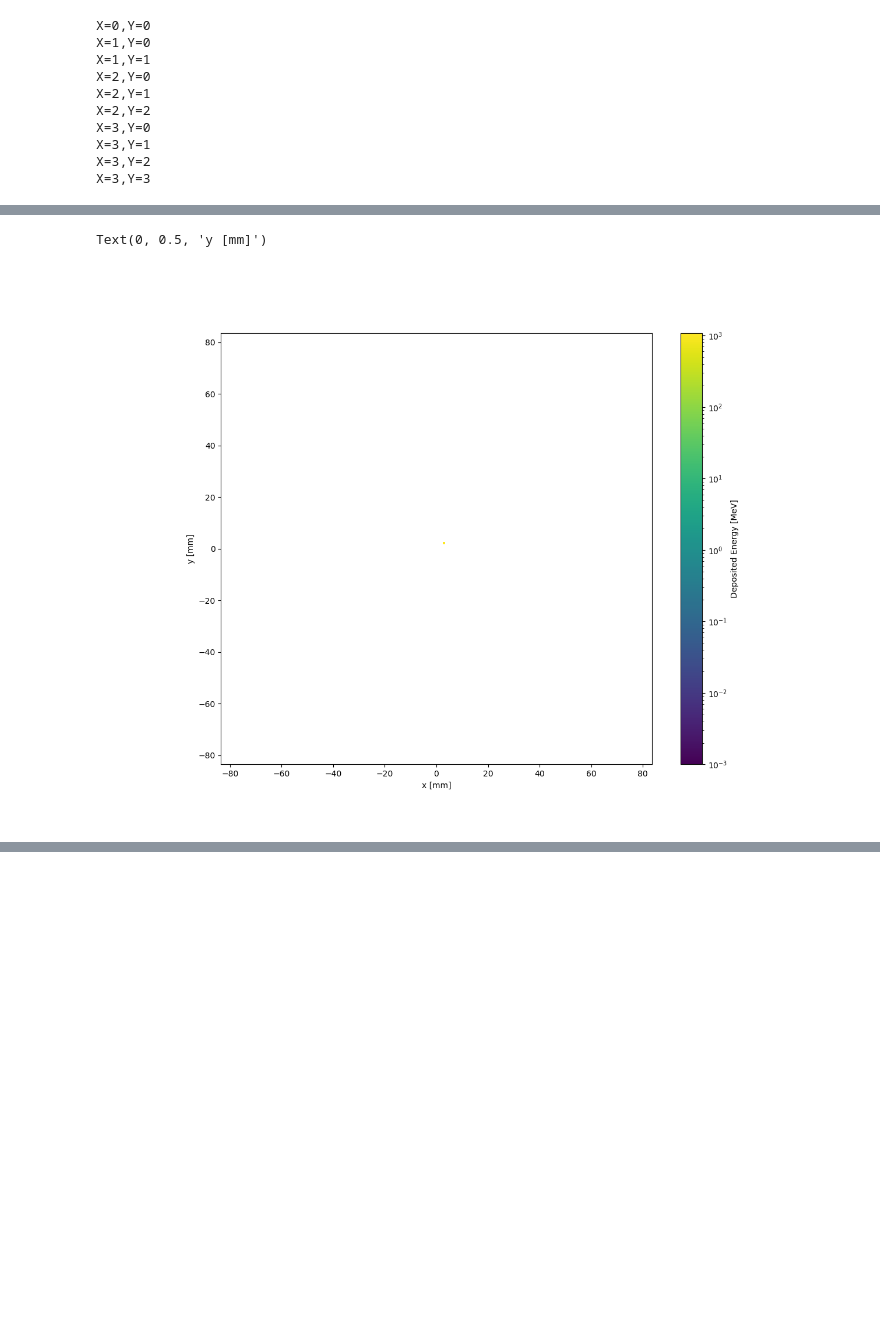
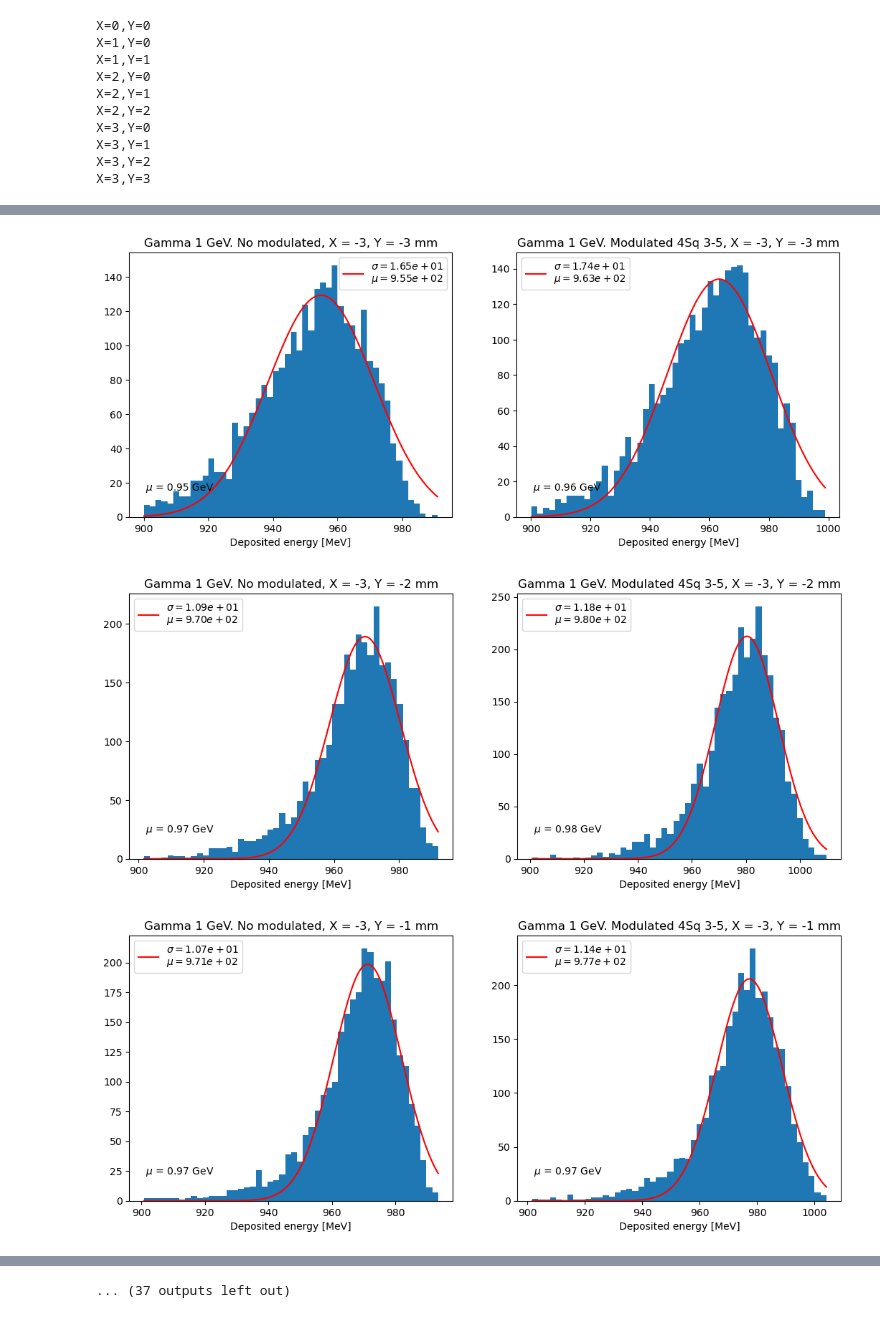
Before and after one commit to Denys-Klekots/GRAiNITA_testbeam, a Jupyter notebook: non-uniformity_analysis.ipynb, the cells around one changed output, grey strips where cells are left out. Saved outputs shown, nothing was run; the diff lists cells and outputs as text; code cells hidden in the pictures; blank space fills up the shorter version.

```diff
--- a/non-uniformity_analysis.ipynb
+++ b/non-uniformity_analysis.ipynb
@@ -110,24 +134,24 @@ X=3,Y=1
 X=3,Y=2
 X=3,Y=3
 # %%
-%matplotlib widget
+# %matplotlib widget
 
-mesh = meshs_dict["X=3,Y=2"]
+# mesh = meshs_dict["X=3,Y=2"]
 
-mesh = np.mean(mesh, axis=0)
+# mesh = np.mean(mesh, axis=0)
 
-eDepMean = np.sum(mesh)
+# eDepMean = np.sum(mesh)
 
-#################################
-## eDep plots
-#################################
-plt.figure(figsize=(2*6.4, 2*4.8))
-plt.imshow(np.transpose(mesh)[::-1,:], extent=(-sLength, sLength, -sLength, sLength), norm=colors.LogNorm(vmin=1e-3))
-cbar = plt.colorbar()
-cbar.ax.set_ylabel("Deposited Energy [MeV]")
-plt.xlabel("x [mm]")
-plt.ylabel("y [mm]")
-ax = plt.gca()
-ax.text(0.55, 0.01, "dx = dy = {:.2f} mm".format(sLength*2/nDivisionsXY), transform=ax.transAxes, color="orange")
-ax.text(0.05, 0.01, "Mean (over events)\ndeposited energy\nis {:.2f} MeV".format(eDepMean),
-                transform=ax.transAxes, color="orange")
+# #################################
+# ## eDep plots
+# #################################
+# plt.figure(figsize=(2*6.4, 2*4.8))
+# plt.imshow(np.transpose(mesh)[::-1,:], extent=(-sLength, sLength, -sLength, sLength), norm=colors.LogNorm(vmin=1e-3))
+# cbar = plt.colorbar()
+# cbar.ax.set_ylabel("Deposited Energy [MeV]")
+# plt.xlabel("x [mm]")
+# plt.ylabel("y [mm]")
+# ax = plt.gca()
+# ax.text(0.55, 0.01, "dx = dy = {:.2f} mm".format(sLength*2/nDivisionsXY), transform=ax.transAxes, color="orange")
+# ax.text(0.05, 0.01, "Mean (over events)\ndeposited energy\nis {:.2f} MeV".format(eDepMean),
+#                 transform=ax.transAxes, color="orange")
@@ -204,15 +192,12 @@ plt.clim(0.8, 1.2)
 # %%
-modulated = mesh*wights_map
+# modulated = mesh*wights_map
 
-plt.figure(figsize=(2*6.4, 2*4.8))
-plt.imshow(np.transpose(modulated)[::-1,:], extent=(-sLength, sLength, -sLength, sLength), norm=colors.LogNorm(vmin=1e-3))
-cbar = plt.colorbar()
-cbar.ax.set_ylabel("Deposited Energy [MeV]")
-plt.xlabel("x [mm]")
-plt.ylabel("y [mm]")
+# plt.figure(figsize=(2*6.4, 2*4.8))
+# plt.imshow(np.transpose(modulated)[::-1,:], extent=(-sLength, sLength, -sLength, sLength), norm=colors.LogNorm(vmin=1e-3))
+# cbar = plt.colorbar()
+# cbar.ax.set_ylabel("Deposited Energy [MeV]")
+# plt.xlabel("x [mm]")
+# plt.ylabel("y [mm]")
-# %% [output]
-Text(0, 0.5, 'y [mm]')
-[figure, removed]
 # %%
 from scipy.optimize import curve_fit
 
@@ -277,40 +262,44 @@ for i in range(7):
         eDeps = np.sum(eDeps, axis=-1)
 
         fig, (ax1, ax2) = plt.subplots(1,2,figsize=(2*6.4, 1*4.8))
-        # ax1.hist(eDeps[eDeps > ENERGY*0.998], bins=40, label="$\mu = {:.4f}$ GeV".format( np.mean(eDeps)/1000 ))
-        dispHistAndGauss(ax1, eDeps[eDeps > ENERGY*0.998])
+        # ax1.hist(eDeps[eDeps > ENERGY*1000*ENERGY_PLOT_CUT], bins=40, label="$\mu = {:.4f}$ GeV".format( np.mean(eDeps)/1000 ))
+        dispHistAndGauss(ax1, eDeps[eDeps > ENERGY*1000*ENERGY_PLOT_CUT])
         ax1.text(0.05, 0.1, "$\mu$ = {:.2f} GeV".format(np.mean(eDeps)/1000), transform=ax1.transAxes)
 
         ax1.set_title(f"Gamma {ENERGY} GeV. No modulated, X = {i-3}, Y = {j-3} mm")
         ax1.set_xlabel("Deposited energy [MeV]")
         ax1.legend()
 
         ####################################################################
 
         eDeps = meshs_dict[key]
 
         eDeps = getMeshFromSymmetry(eDeps, i-3, j-3)
 
         wights_map_exp_dim = np.expand_dims(wights_map, axis = 0)
 
         eDeps = eDeps*wights_map_exp_dim
 
         eDeps = np.sum(eDeps, axis=-1)
         eDeps = np.sum(eDeps, axis=-1)
 
-        dispHistAndGauss(ax2, eDeps[eDeps > ENERGY*0.998])
+        dispHistAndGauss(ax2, eDeps[eDeps > ENERGY*1000*ENERGY_PLOT_CUT])
 
         ax2.text(0.05, 0.1, "$\mu$ = {:.2f} GeV".format(np.mean(eDeps)/1000), transform=ax2.transAxes)
 
-        ax2.set_title(f"Gamma {ENERGY} GeV. Modulated, X = {i-3}, Y = {j-3} mm")
+        ax2.set_title(f"Gamma {ENERGY} GeV. Modulated {MAP_NAME}, X = {i-3}, Y = {j-3} mm")
         ax2.set_xlabel("Deposited energy [MeV]")
         ax2.legend()
 
         keyFull = f"X={i-3},Y={j-3}"
 
         meanDetectedEdeps[keyFull] = np.mean(eDeps)/1000
 
         eDeps_modulated_dict[keyFull] = eDeps
 
         fig.savefig("plots/"+keyFull+".png")
-        plt.close()
+        # plt.close()
+# %% [output]
+[figure, added]
+[figure, added]
+[figure, added]
@@ -317,3 +315,4 @@ for i in range(7):
+... (37 outputs left out)
 # %%
 efficiency_mesh = np.zeros( (7,7) )
 
```
Also changed, not shown: parts of 13 cells of this notebook, 2 other files.
